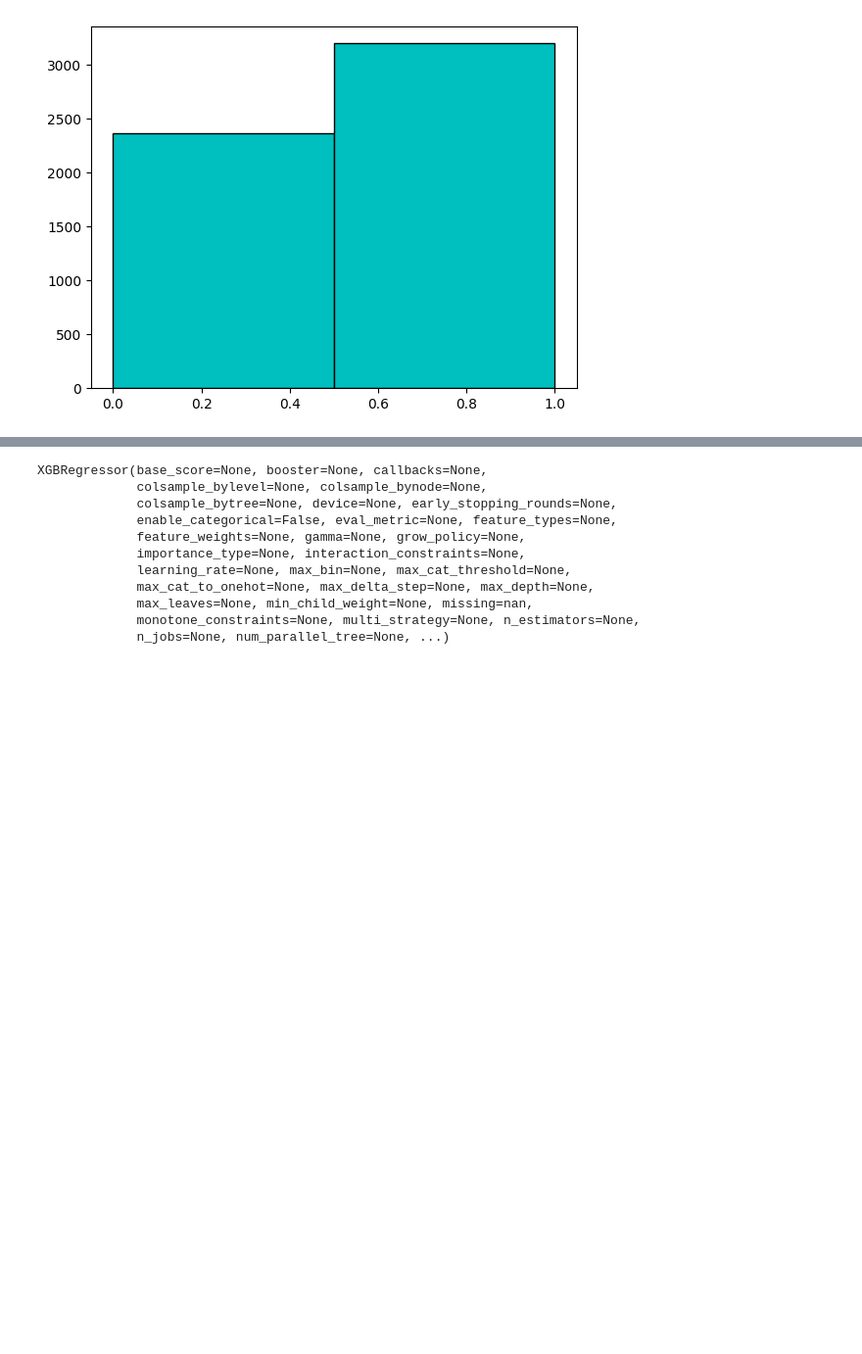
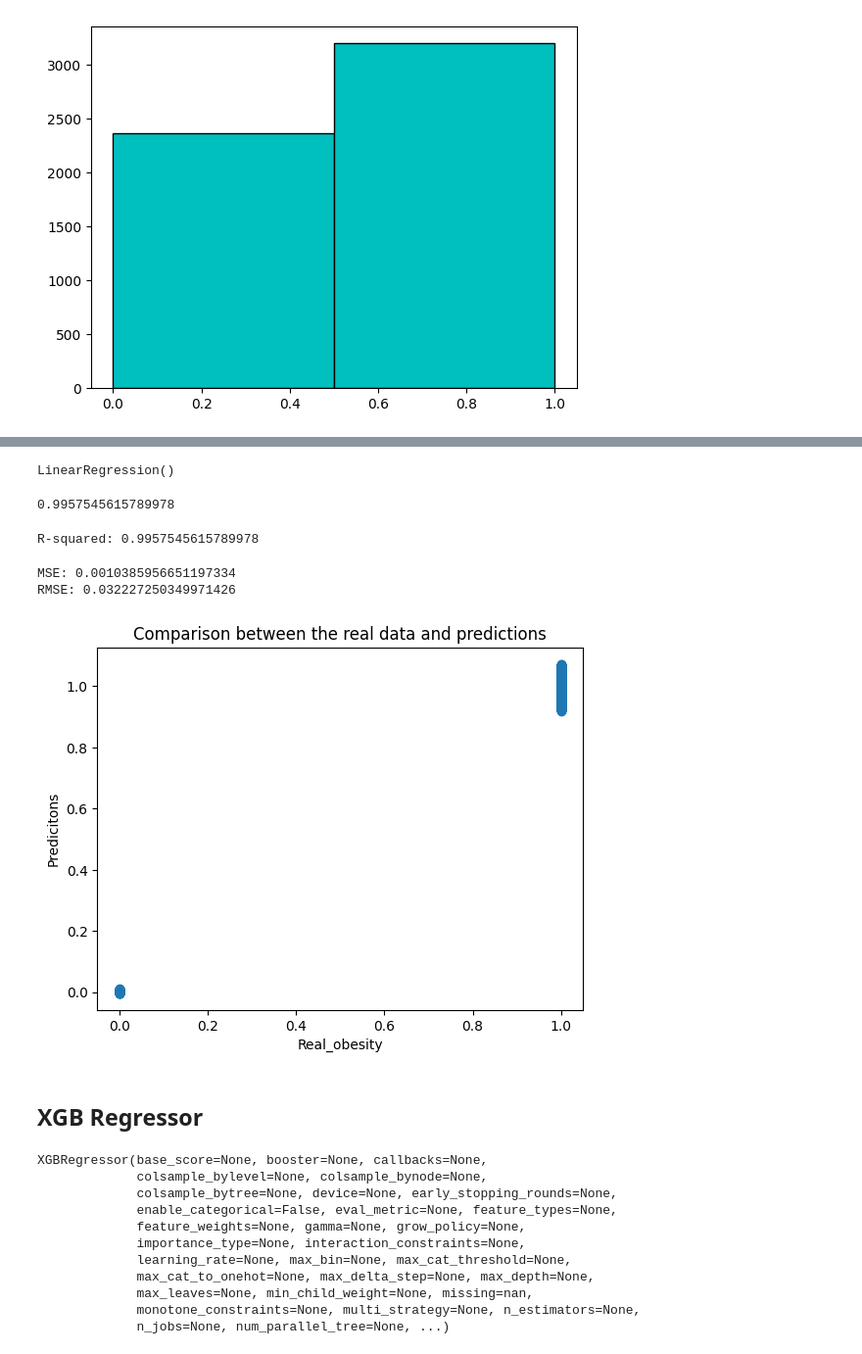
Before and after one commit to ricardo4lvarez/Portfolio_Data_Analist, a Jupyter notebook: Ensurance.ipynb, the cells around one changed output, grey strips where cells are left out. Shown at 98% size. Cells and saved outputs as stored; diff of their text form; code cells hidden in the pictures; blank space fills up the shorter version.

```diff
--- a/Ensurance.ipynb
+++ b/Ensurance.ipynb
@@ -232,3 +251,40 @@ X_train, X_test, y_train, y_test = train_test_split(X, y, test_size=0.2, random_
+# %%
+linear_model = LinearRegression()
+# %%
+linear_model.fit(X_train, y_train)
+# %% [output]
+LinearRegression()
+# %%
+linear_model.score(X_test, y_test)
+# %% [output]
+0.9957545615789978
+# %%
+linear_predictions = linear_model.predict(X_test)
+# %%
+r_squared = r2_score(y_test, linear_predictions)
+print(f'R-squared: {r_squared}')
+# %% [output]
+R-squared: 0.9957545615789978
+# %%
+mse = mean_squared_error(y_test, linear_predictions)
+rmse = np.sqrt(mse)
+
+print(f'MSE: {mse}')
+print(f'RMSE: {rmse}')
+# %% [output]
+MSE: 0.0010385956651197334
+RMSE: 0.032227250349971426
+# %%
+# Gráfico de dispersión
+plt.scatter(y_test, linear_predictions)
+plt.xlabel('Real_obesity')
+plt.ylabel('Predicitons')
+plt.title('Comparison between the real data and predictions')
+plt.show()
+# %% [output]
+[figure, added]
+# %% [markdown]
+## XGB Regressor
 # %%
 model = XGBRegressor()
 # %%
```
Also changed, not shown: parts of 24 cells of this notebook, 1 other file.
